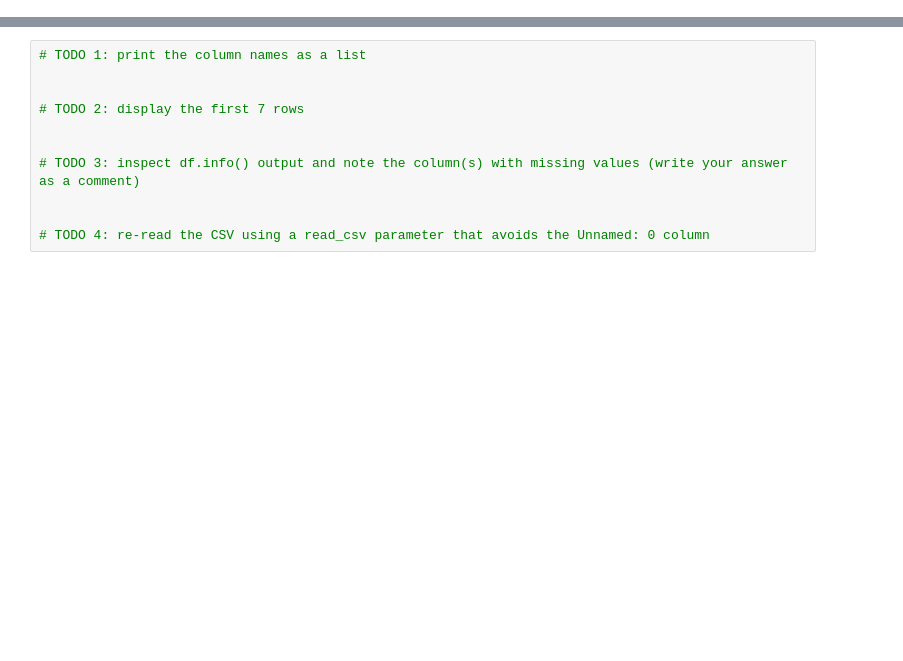
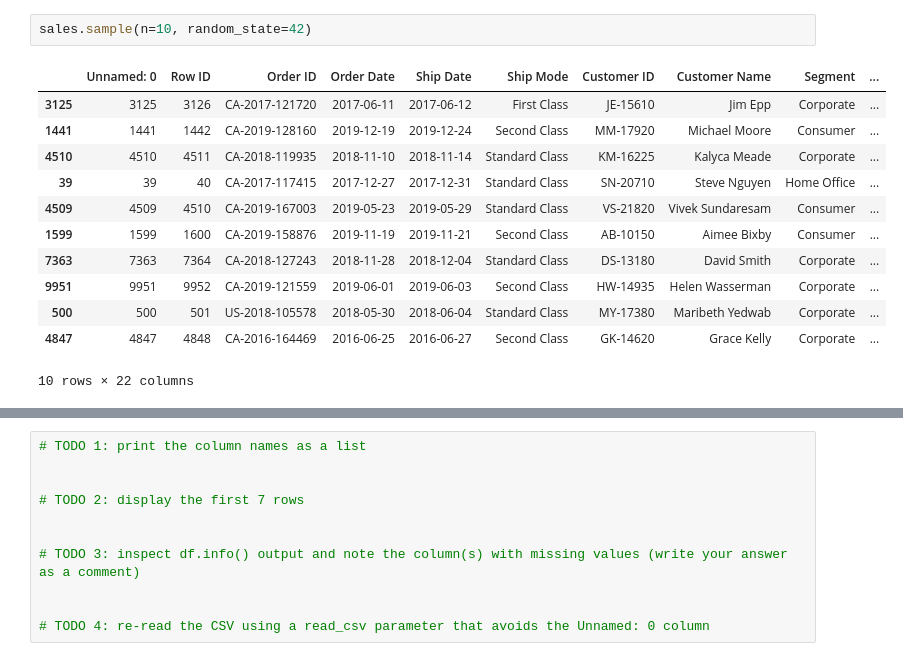
Before and after one commit to wmouhammed2016/data_exploring_cleaning, a Jupyter notebook: exploring_cleaning_data_empty.ipynb, the cells around one changed output, grey strips where cells are left out. Cells and saved outputs as stored; diff of their text form; blank space fills up the shorter version.

```diff
--- a/exploring_cleaning_data_empty.ipynb
+++ b/exploring_cleaning_data_empty.ipynb
@@ -22,0 +65,15 @@ df.tail(3)
+# %%
+sales.sample(n=10, random_state=42)
+# %% [output]
+|  | Unnamed: 0 | Row ID | Order ID | Order Date | Ship Date | Ship Mode | Customer ID | Customer Name | Segment | ... |
+| 3125 | 3125 | 3126 | CA-2017-121720 | 2017-06-11 | 2017-06-12 | First Class | JE-15610 | Jim Epp | Corporate | ... |
+| 1441 | 1441 | 1442 | CA-2019-128160 | 2019-12-19 | 2019-12-24 | Second Class | MM-17920 | Michael Moore | Consumer | ... |
+| 4510 | 4510 | 4511 | CA-2018-119935 | 2018-11-10 | 2018-11-14 | Standard Class | KM-16225 | Kalyca Meade | Corporate | ... |
+| 39 | 39 | 40 | CA-2017-117415 | 2017-12-27 | 2017-12-31 | Standard Class | SN-20710 | Steve Nguyen | Home Office | ... |
+| 4509 | 4509 | 4510 | CA-2019-167003 | 2019-05-23 | 2019-05-29 | Standard Class | VS-21820 | Vivek Sundaresam | Consumer | ... |
+| 1599 | 1599 | 1600 | CA-2019-158876 | 2019-11-19 | 2019-11-21 | Second Class | AB-10150 | Aimee Bixby | Consumer | ... |
+| 7363 | 7363 | 7364 | CA-2018-127243 | 2018-11-28 | 2018-12-04 | Standard Class | DS-13180 | David Smith | Corporate | ... |
+| 9951 | 9951 | 9952 | CA-2019-121559 | 2019-06-01 | 2019-06-03 | Second Class | HW-14935 | Helen Wasserman | Corporate | ... |
+| 500 | 500 | 501 | US-2018-105578 | 2018-05-30 | 2018-06-04 | Standard Class | MY-17380 | Maribeth Yedwab | Corporate | ... |
+| 4847 | 4847 | 4848 | CA-2016-164469 | 2016-06-25 | 2016-06-27 | Second Class | GK-14620 | Grace Kelly | Corporate | ... |
+10 rows × 22 columns
```
Also changed, not shown: parts of 28 cells of this notebook.
